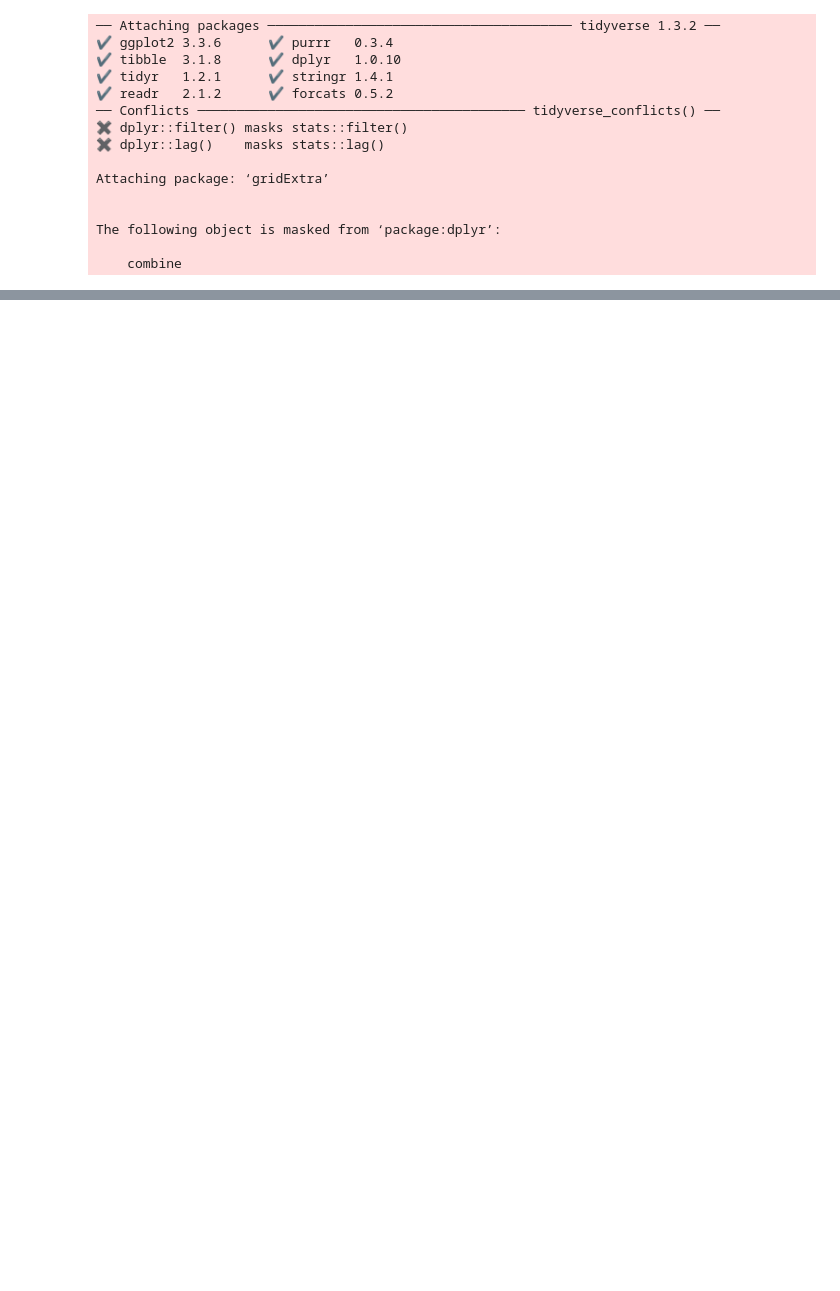
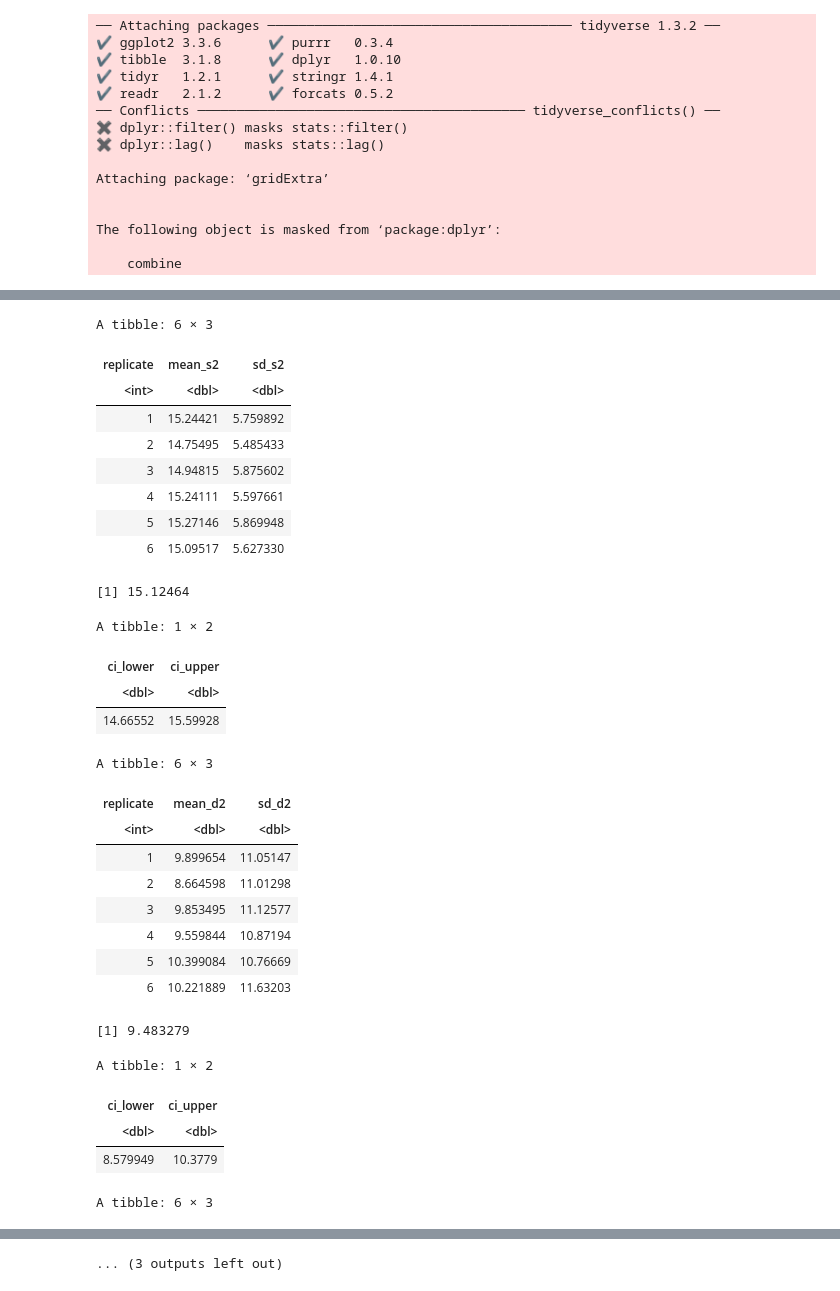
Before and after one commit to Steve-JJ-He/Temperature_Analysis, a Jupyter notebook: project proposal.ipynb, the cells around one changed output, grey strips where cells are left out. Cells and saved outputs as stored; diff of their text form; code cells hidden in the pictures; blank space fills up the shorter version.

```diff
--- a/project proposal.ipynb
+++ b/project proposal.ipynb
@@ -24,0 +125,78 @@ The following object is masked from ‘package:dplyr’:
+# %%
+distribution_s<- resampled_s %>%
+group_by(replicate)%>%
+summarize(mean_s2=mean(San.Francisco),
+          sd_s2=sd(San.Francisco))
+
+bmean_s<-mean(distribution_s$mean_s2)
+
+ci_s <-
+    distribution_s %>%
+    summarize(ci_lower = quantile(mean_s2, 0.05),
+              ci_upper = quantile(mean_s2, 0.95))
+
+head(distribution_s)
+bmean_s
+ci_s
+
+distribution_d<- resampled_d %>%
+group_by(replicate)%>%
+summarize(mean_d2=mean(Denver),
+          sd_d2=sd(Denver))
+
+bmean_d<-mean(distribution_d$mean_d2)
+
+ci_d <-
+    distribution_d %>%
+    summarize(ci_lower = quantile(mean_d2, 0.05),
+              ci_upper = quantile(mean_d2, 0.95))
+
+head(distribution_d)
+bmean_d
+ci_d
+
+distribution_n<- resampled_n %>%
+group_by(replicate)%>%
+summarize(mean_n2=mean(New.York),
+          sd_n2=sd(New.York))
+
+bmean_n<-mean(distribution_n$mean_n2)
+
+ci_n <-
+    distribution_n %>%
+    summarize(ci_lower = quantile(mean_n2, 0.05),
+              ci_upper = quantile(mean_n2, 0.95))
+
+head(distribution_n)
+bmean_n
+ci_n
+# %% [output]
+A tibble: 6 × 3
+| replicate | mean_s2 | sd_s2 |
+| <int> | <dbl> | <dbl> |
+| 1 | 15.24421 | 5.759892 |
+| 2 | 14.75495 | 5.485433 |
+| 3 | 14.94815 | 5.875602 |
+| 4 | 15.24111 | 5.597661 |
+| 5 | 15.27146 | 5.869948 |
+| 6 | 15.09517 | 5.627330 |
+[1] 15.12464
+A tibble: 1 × 2
+| ci_lower | ci_upper |
+| <dbl> | <dbl> |
+| 14.66552 | 15.59928 |
+A tibble: 6 × 3
+| replicate | mean_d2 | sd_d2 |
+| <int> | <dbl> | <dbl> |
+| 1 | 9.899654 | 11.05147 |
+| 2 | 8.664598 | 11.01298 |
+| 3 | 9.853495 | 11.12577 |
+| 4 | 9.559844 | 10.87194 |
+| 5 | 10.399084 | 10.76669 |
+| 6 | 10.221889 | 11.63203 |
+[1] 9.483279
+A tibble: 1 × 2
+| ci_lower | ci_upper |
+| <dbl> | <dbl> |
+| 8.579949 | 10.3779 |
+A tibble: 6 × 3
@@ -24,0 +211 @@ The following object is masked from ‘package:dplyr’:
+... (3 outputs left out)
```
Also changed, not shown: parts of 8 cells of this notebook.
